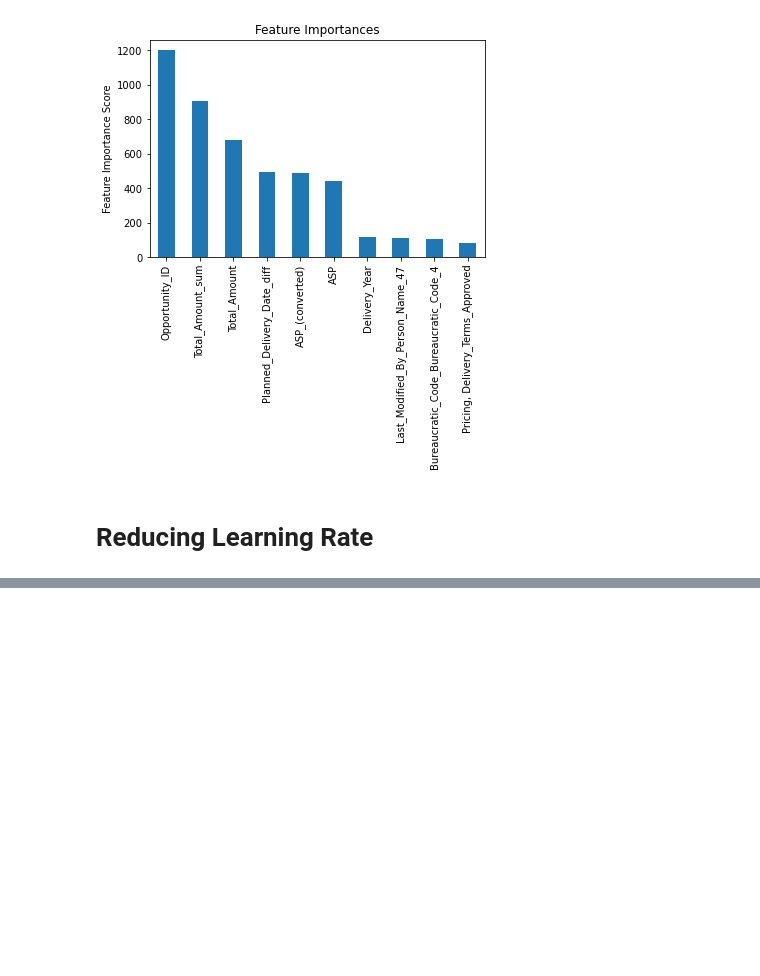
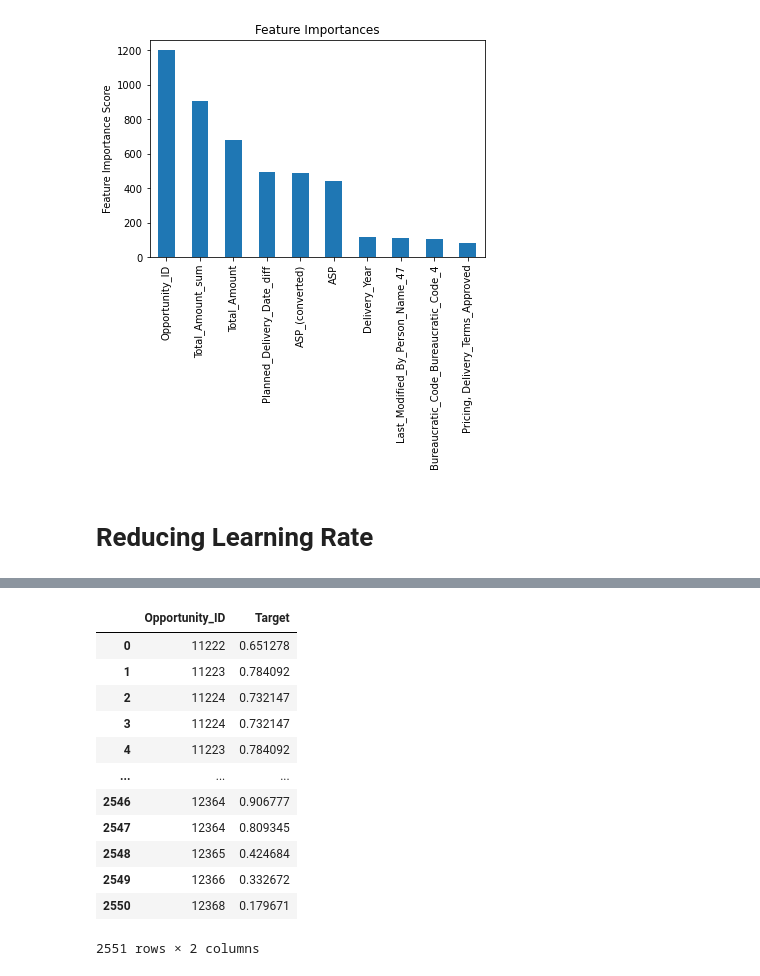
Before and after one commit to Fiuba-Big-Data-Analytics/Fiuba-Big-Data-Analytics-TPs, a Jupyter notebook: Tp 2/Modelos/XGboost variacion parametros.ipynb, the cells around one changed output, grey strips where cells are left out. Saved outputs shown, nothing was run; the diff lists cells and outputs as text; code cells hidden in the pictures; blank space fills up the shorter version.

```diff
--- a/Tp 2/Modelos/XGboost variacion parametros.ipynb
+++ b/Tp 2/Modelos/XGboost variacion parametros.ipynb
@@ -595,0 +604,3 @@ AUC Score (Train): 0.982271
+# %%
+prediccion = xgb4.predict_proba(testOneHot)
+prediccion
@@ -595,0 +615,17 @@ AUC Score (Train): 0.982271
+# %%
+output = pd.DataFrame({'Opportunity_ID':testOneHot.Opportunity_ID, 'Target': prediccion[:,1]})
+output
+# %% [output]
+|  | Opportunity_ID | Target |
+| 0 | 11222 | 0.651278 |
+| 1 | 11223 | 0.784092 |
+| 2 | 11224 | 0.732147 |
+| 3 | 11224 | 0.732147 |
+| 4 | 11223 | 0.784092 |
+| ... | ... | ... |
+| 2546 | 12364 | 0.906777 |
+| 2547 | 12364 | 0.809345 |
+| 2548 | 12365 | 0.424684 |
+| 2549 | 12366 | 0.332672 |
+| 2550 | 12368 | 0.179671 |
+2551 rows × 2 columns
```
Also changed, not shown: parts of 11 cells of this notebook, 2 other files.
